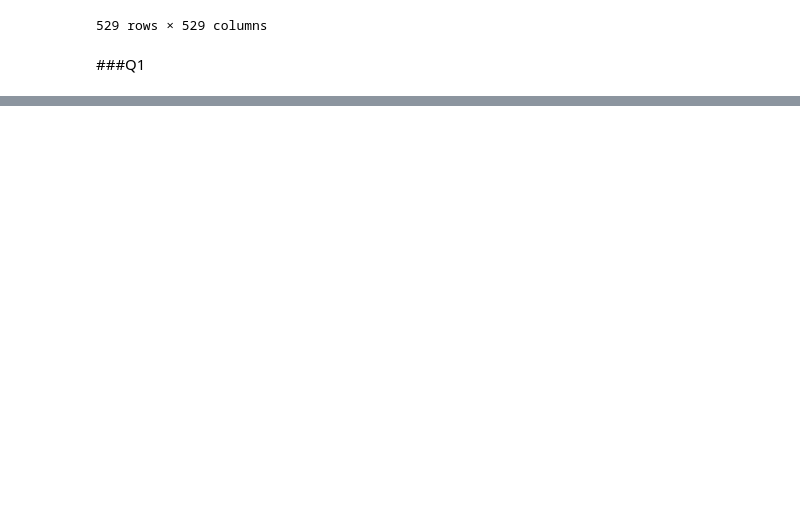
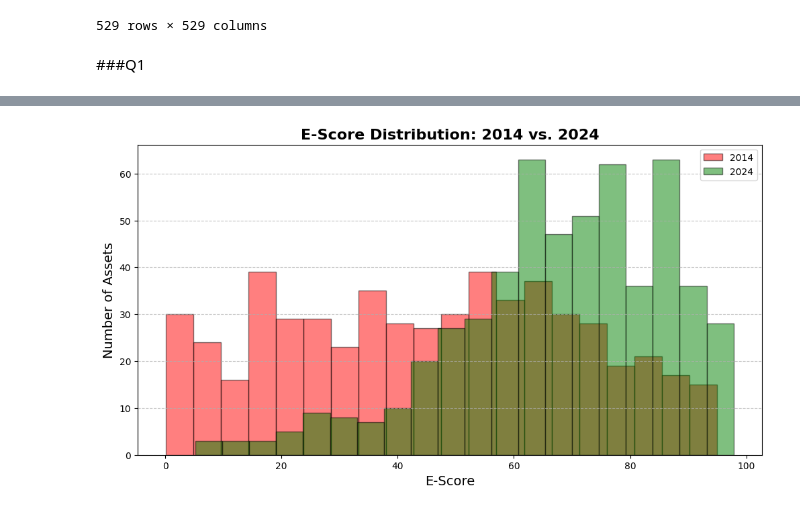
Before and after one commit to linneverh/Sust-Finance, a Jupyter notebook: Assignment_Q1.ipynb, the cells around one changed output, grey strips where cells are left out. Saved outputs shown, nothing was run; the diff lists cells and outputs as text; code cells hidden in the pictures; blank space fills up the shorter version.

```diff
--- a/Assignment_Q1.ipynb
+++ b/Assignment_Q1.ipynb
@@ -711,0 +637,13 @@ plt.show()
+# %%
+plt.figure(figsize=(12, 6))
+plt.hist(escore.iloc[:, 0], bins=20, alpha=0.5, label="2014", color="red", edgecolor="black")
+plt.hist(escore.iloc[:, -1], bins=20, alpha=0.5, label="2024", color="green", edgecolor="black")
+
+plt.xlabel("E-Score", fontsize=14)
+plt.ylabel("Number of Assets", fontsize=14)
+plt.title("E-Score Distribution: 2014 vs. 2024", fontsize=16, fontweight="bold")
+plt.legend()
+plt.grid(axis="y", linestyle="--", alpha=0.7)
+plt.show()
+# %% [output]
+[figure, added]
```
Also changed, not shown: parts of 7 cells of this notebook.
